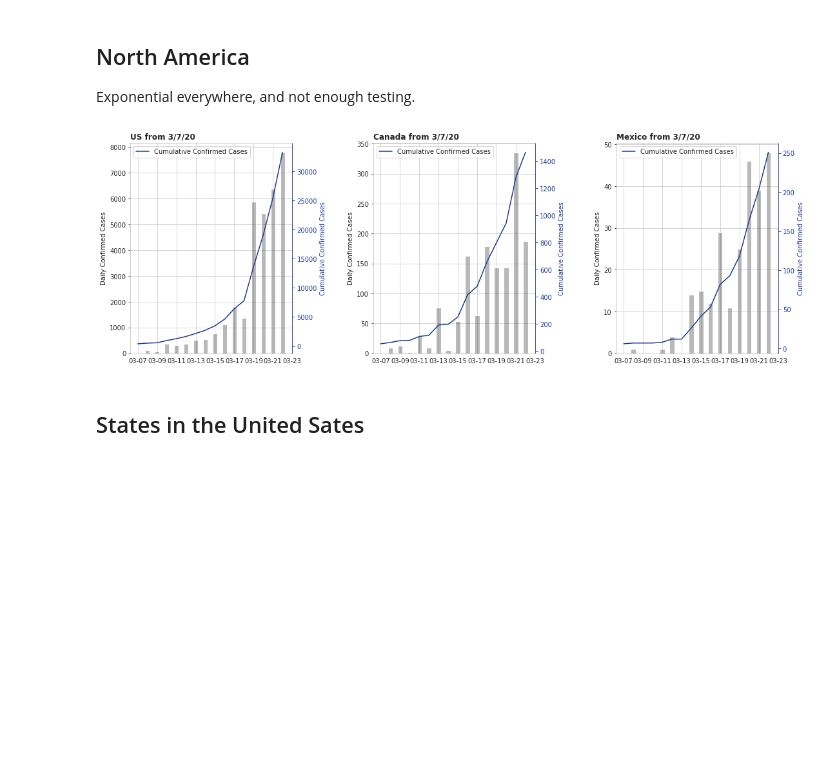
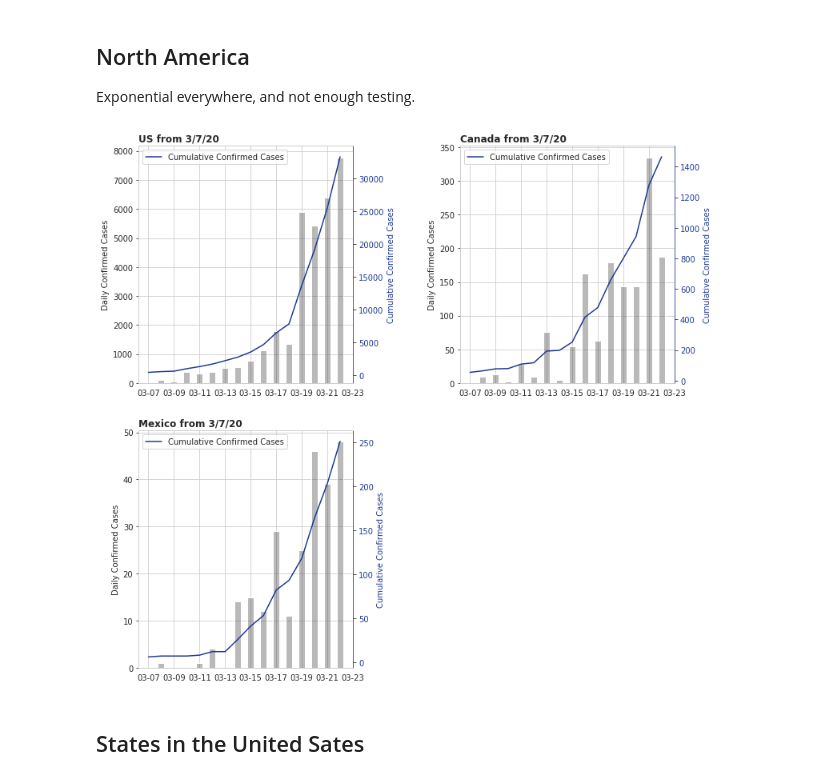
Before and after one commit to jflam/my-blog, a Jupyter notebook: _notebooks/2020-03-23-dashboard.ipynb, the cells around one changed output. Drawn from its saved outputs; the diff is of its cells as text; code cells hidden in the pictures; blank space fills up the shorter version.

```diff
--- a/_notebooks/2020-03-23-dashboard.ipynb
+++ b/_notebooks/2020-03-23-dashboard.ipynb
@@ -6,6 +6,8 @@
 import pandas as pd
 import matplotlib.pyplot as plt
 from covid19.core import *
+
+COLUMNS = 2
 # %% [markdown]
 # COVID19 Dashboard
 
@@ -17,12 +19,12 @@ Exponential everywhere, and not enough testing.
 # %%
 countries = ['US', 'Canada', 'Mexico']
 states = [''] * len(countries)
 start_dates = ['3/7/20'] * len(countries)
 states_df = pd.DataFrame({'state': states, 'country': countries, 'start_date': start_dates})
-generate_plots(states_df, 3)
+generate_plots(states_df, COLUMNS)
 plt.show()
 # %% [output]
-[figure, old version]
+[figure, new version]
 # %% [markdown]
 ## States in the United Sates
 # %% [markdown]
```
Also changed, not shown: parts of 7 cells of this notebook, 1 other file.
